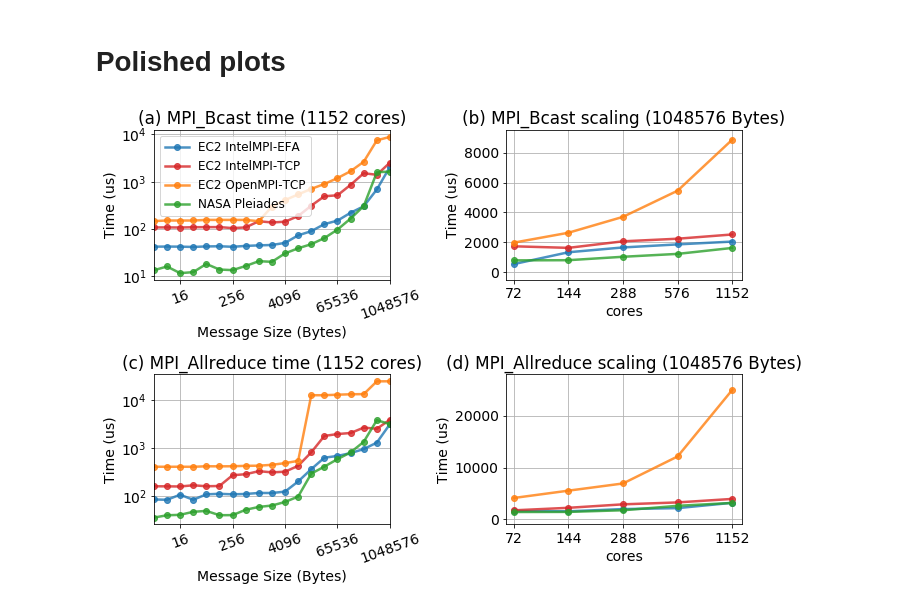
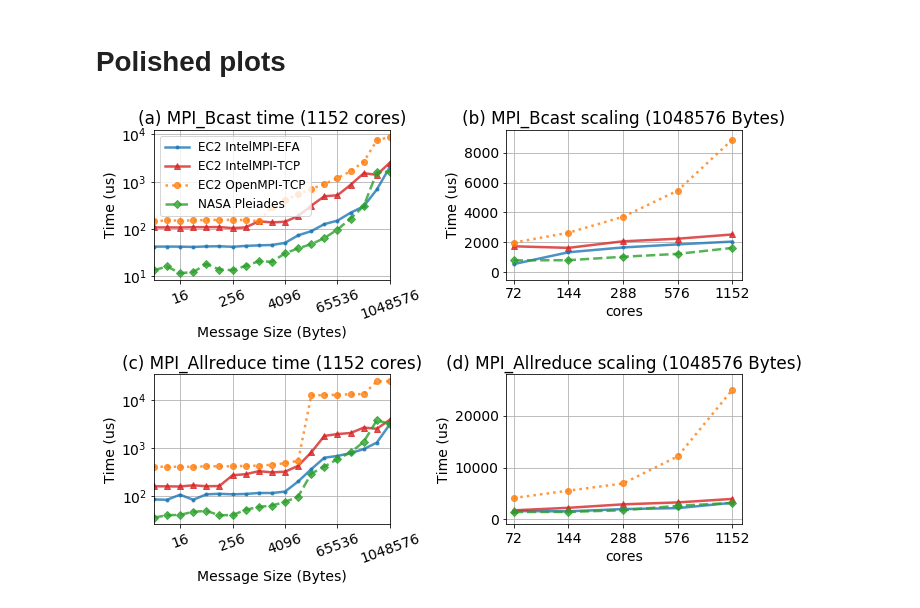
Before and after one commit to JiaweiZhuang/aws-mpi-benchmark, a Jupyter notebook: notebooks/collective_compare_pleiades.ipynb, the cells around one changed output. Saved outputs shown, nothing was run; the diff lists cells and outputs as text; code cells hidden in the pictures.

Commit message:
Use different marker and linestyle for each line

```diff
--- a/notebooks/collective_compare_pleiades.ipynb
+++ b/notebooks/collective_compare_pleiades.ipynb
@@ -226,37 +226,43 @@ plot_osu(df_ad_mes, ax=axes[1][0], x_start=2, legend=False, **plot_kwargs, logy=
 df_cores.plot(ax=axes[0][1], marker='o', **plot_kwargs, logx=True, grid=True, legend=False)
 df_ad_cores.plot(ax=axes[1][1], marker='o', **plot_kwargs, logx=True, grid=True, legend=False)
 
+# Modify marker https://pydatascience.org/2017/12/05/read-the-data-and-plotting-with-multiple-markers/
+marker_list = ['.','^','o','D']
+linestyle_list = ['-','-',':','--']
+for ax in axes.flatten():
+    for i, line in enumerate(ax.get_lines()):
+        line.set_marker(marker_list[i])
+        line.set_linestyle(linestyle_list[i])
 
 axes[0][0].legend(
     labels=['EC2 IntelMPI-EFA', 'EC2 IntelMPI-TCP', 'EC2 OpenMPI-TCP', 'NASA Pleiades'],
     fontsize=12
 )
-
 
 for ax in [axes[0][1], axes[1][1]]:
     ax.xaxis.set_major_formatter(ScalarFormatter())
     ax.minorticks_off()
 
     ax.set_xticks(df_cores.index.values)
     ax.set_xlim(65, 1300)
 
 axes[0][1].set_ylim(-500, 9500)
 axes[1][1].set_ylim(-1000, 28000)
 
 axes[0][0].set_title('(a) MPI_Bcast time (1152 cores)')
 axes[1][0].set_title('(c) MPI_Allreduce time (1152 cores)')
 
 axes[0][1].set_title('(b) MPI_Bcast scaling (1048576 Bytes)')
 axes[1][1].set_title('(d) MPI_Allreduce scaling (1048576 Bytes)')
 
 for ax in axes.flatten():
     ax.set_ylabel('Time (us)')
 
 for ax in axes[:, 0]:
     ax.tick_params(axis='x', labelrotation=20)  # https://stackoverflow.com/a/54353146
 
 fig.tight_layout()
 
 fig.savefig('collectives_compare.png', dpi=300)
 # %% [output]
-[figure, old version]
+[figure, new version]
```
Also changed, not shown: 1 other file.
